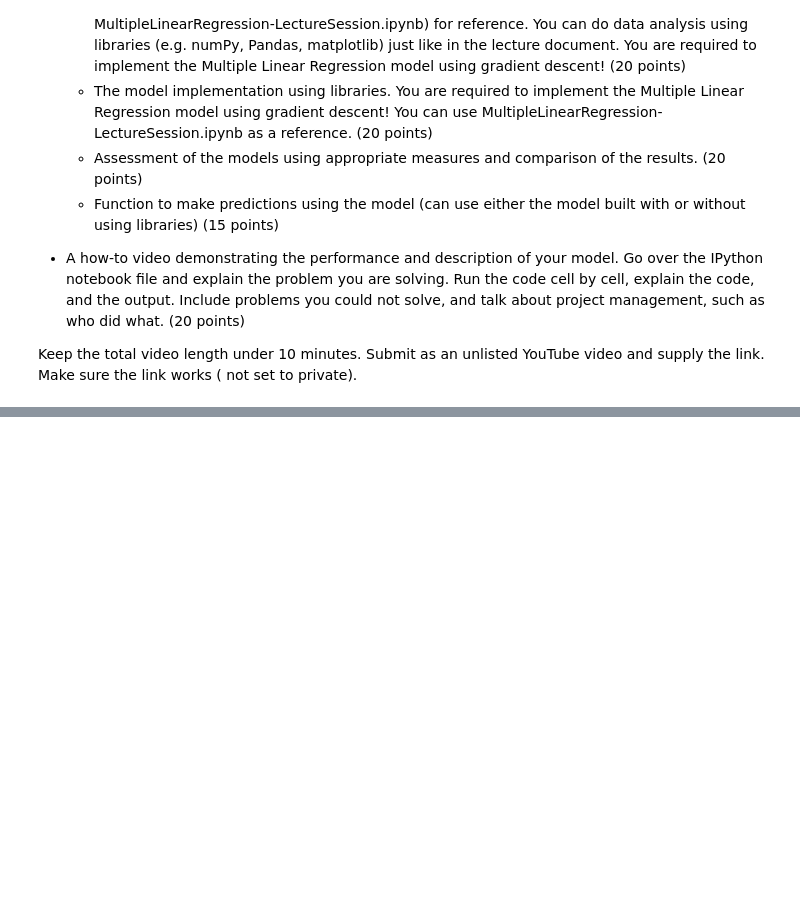
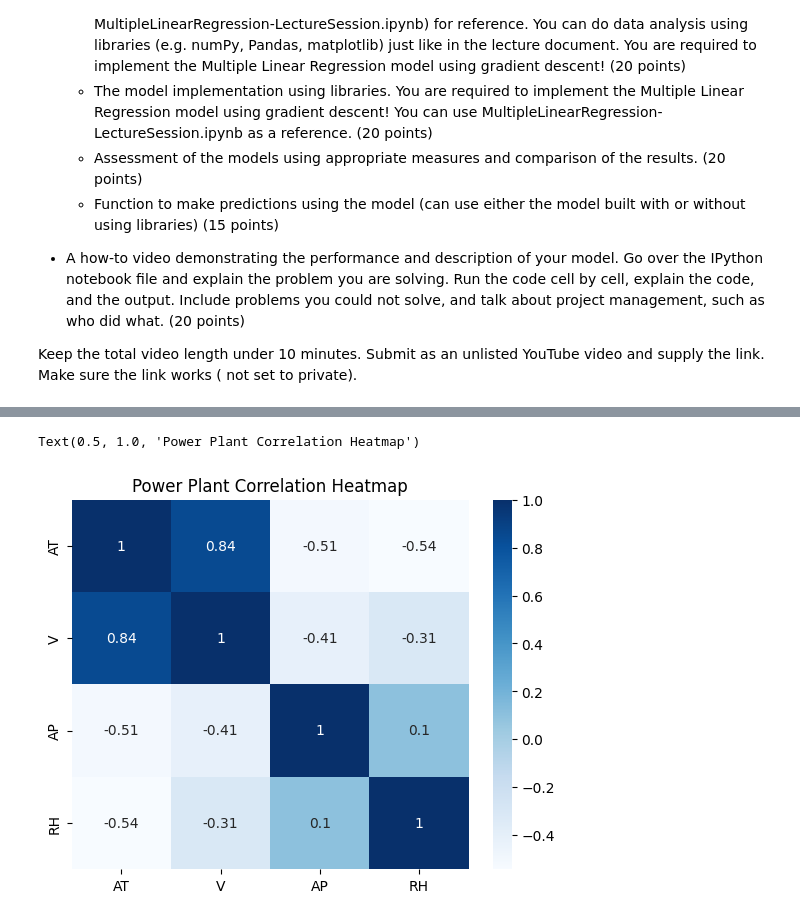
Before and after one commit to OptoDevz/group_7_power_plant_project, a Jupyter notebook: folder/Group_7-Power output predictor project-1.ipynb, the cells around one changed output, grey strips where cells are left out. Saved outputs shown, nothing was run; the diff lists cells and outputs as text; code cells hidden in the pictures; blank space fills up the shorter version.

```diff
--- a/folder/Group_7-Power output predictor project-1.ipynb
+++ b/folder/Group_7-Power output predictor project-1.ipynb
@@ -80,0 +107,7 @@ Hi
+# %%
+corr = power_df[['AT', 'V', 'AP', 'RH']].corr()
+sns.heatmap(corr, annot=True, cmap='Blues')
+plt.title("Power Plant Correlation Heatmap")
+# %% [output]
+Text(0.5, 1.0, 'Power Plant Correlation Heatmap')
+[figure, added]
```
Also changed, not shown: parts of 3 cells of this notebook.
